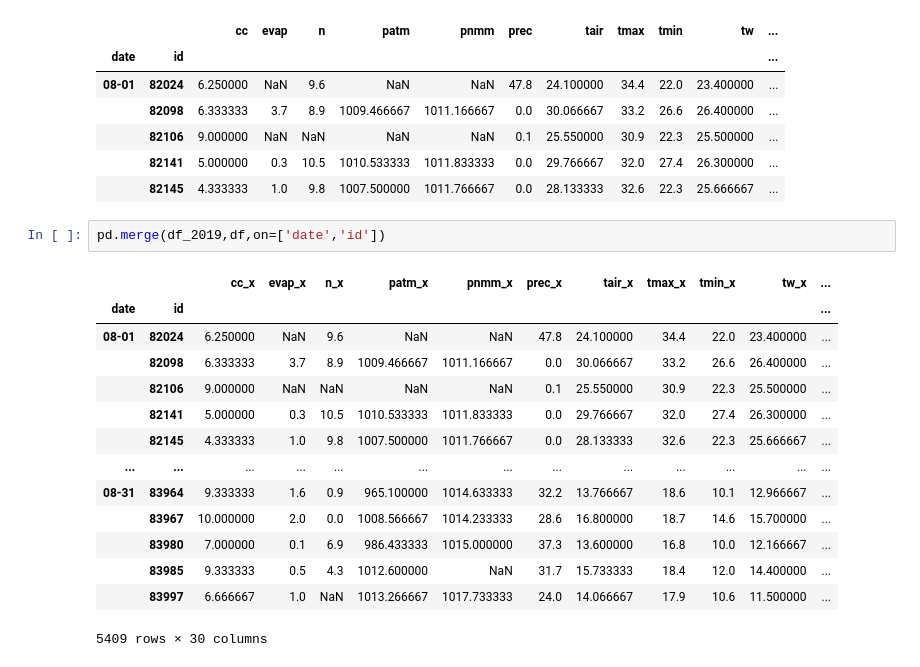
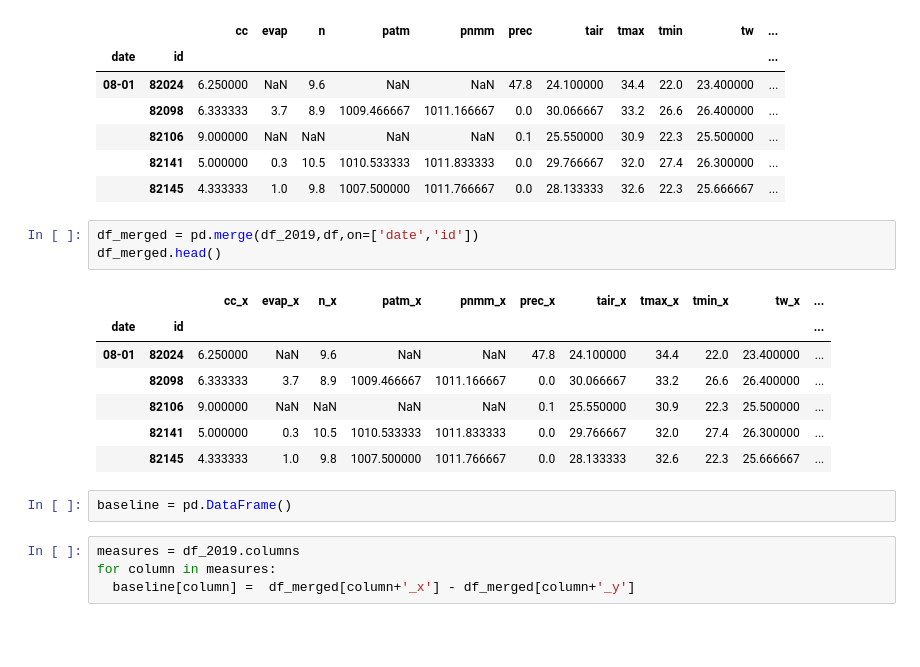
Before and after one commit to andrefellipe/ccd, a Jupyter notebook: baseline.ipynb, the cells around one changed output. Cells and saved outputs as stored; diff of their text form; blank space fills up the shorter version.

```diff
--- a/baseline.ipynb
+++ b/baseline.ipynb
@@ -292,19 +292,19 @@ df_2019.head()
 |  | 82141 | 5.000000 | 0.3 | 10.5 | 1010.533333 | 1011.833333 | 0.0 | 29.766667 | 32.0 | 27.4 | 26.300000 | ... |
 |  | 82145 | 4.333333 | 1.0 | 9.8 | 1007.500000 | 1011.766667 | 0.0 | 28.133333 | 32.6 | 22.3 | 25.666667 | ... |
 # %%
-pd.merge(df_2019,df,on=['date','id'])
+df_merged = pd.merge(df_2019,df,on=['date','id'])
+df_merged.head()
 # %% [output]
 |  |  | cc_x | evap_x | n_x | patm_x | pnmm_x | prec_x | tair_x | tmax_x | tmin_x | tw_x | ... |
 | date | id |  |  |  |  |  |  |  |  |  |  | ... |
 | 08-01 | 82024 | 6.250000 | NaN | 9.6 | NaN | NaN | 47.8 | 24.100000 | 34.4 | 22.0 | 23.400000 | ... |
 |  | 82098 | 6.333333 | 3.7 | 8.9 | 1009.466667 | 1011.166667 | 0.0 | 30.066667 | 33.2 | 26.6 | 26.400000 | ... |
 |  | 82106 | 9.000000 | NaN | NaN | NaN | NaN | 0.1 | 25.550000 | 30.9 | 22.3 | 25.500000 | ... |
 |  | 82141 | 5.000000 | 0.3 | 10.5 | 1010.533333 | 1011.833333 | 0.0 | 29.766667 | 32.0 | 27.4 | 26.300000 | ... |
 |  | 82145 | 4.333333 | 1.0 | 9.8 | 1007.500000 | 1011.766667 | 0.0 | 28.133333 | 32.6 | 22.3 | 25.666667 | ... |
-| ... | ... | ... | ... | ... | ... | ... | ... | ... | ... | ... | ... | ... |
-| 08-31 | 83964 | 9.333333 | 1.6 | 0.9 | 965.100000 | 1014.633333 | 32.2 | 13.766667 | 18.6 | 10.1 | 12.966667 | ... |
-|  | 83967 | 10.000000 | 2.0 | 0.0 | 1008.566667 | 1014.233333 | 28.6 | 16.800000 | 18.7 | 14.6 | 15.700000 | ... |
-|  | 83980 | 7.000000 | 0.1 | 6.9 | 986.433333 | 1015.000000 | 37.3 | 13.600000 | 16.8 | 10.0 | 12.166667 | ... |
-|  | 83985 | 9.333333 | 0.5 | 4.3 | 1012.600000 | NaN | 31.7 | 15.733333 | 18.4 | 12.0 | 14.400000 | ... |
-|  | 83997 | 6.666667 | 1.0 | NaN | 1013.266667 | 1017.733333 | 24.0 | 14.066667 | 17.9 | 10.6 | 11.500000 | ... |
-5409 rows × 30 columns
+# %%
+baseline = pd.DataFrame()
+# %%
+measures = df_2019.columns
+for column in measures:
+  baseline[column] =  df_merged[column+'_x'] - df_merged[column+'_y']
```
Also changed, not shown: parts of 1 cell of this notebook.
